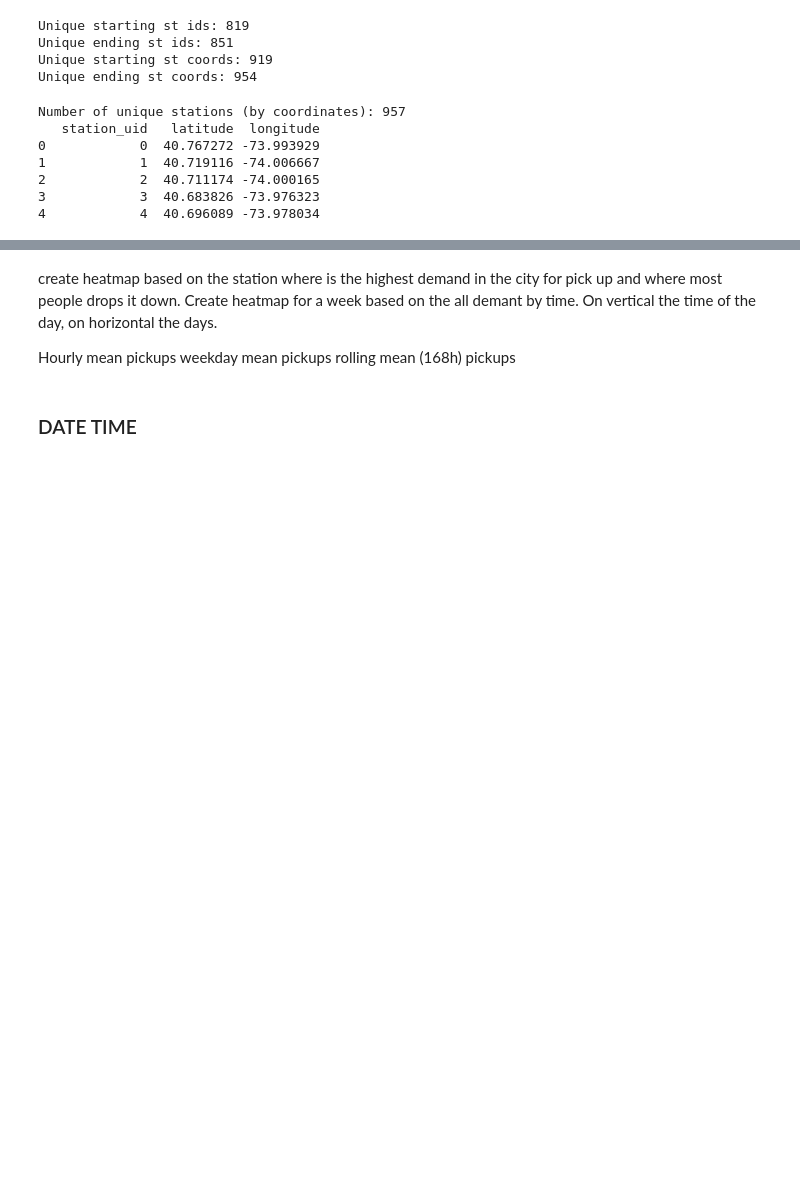
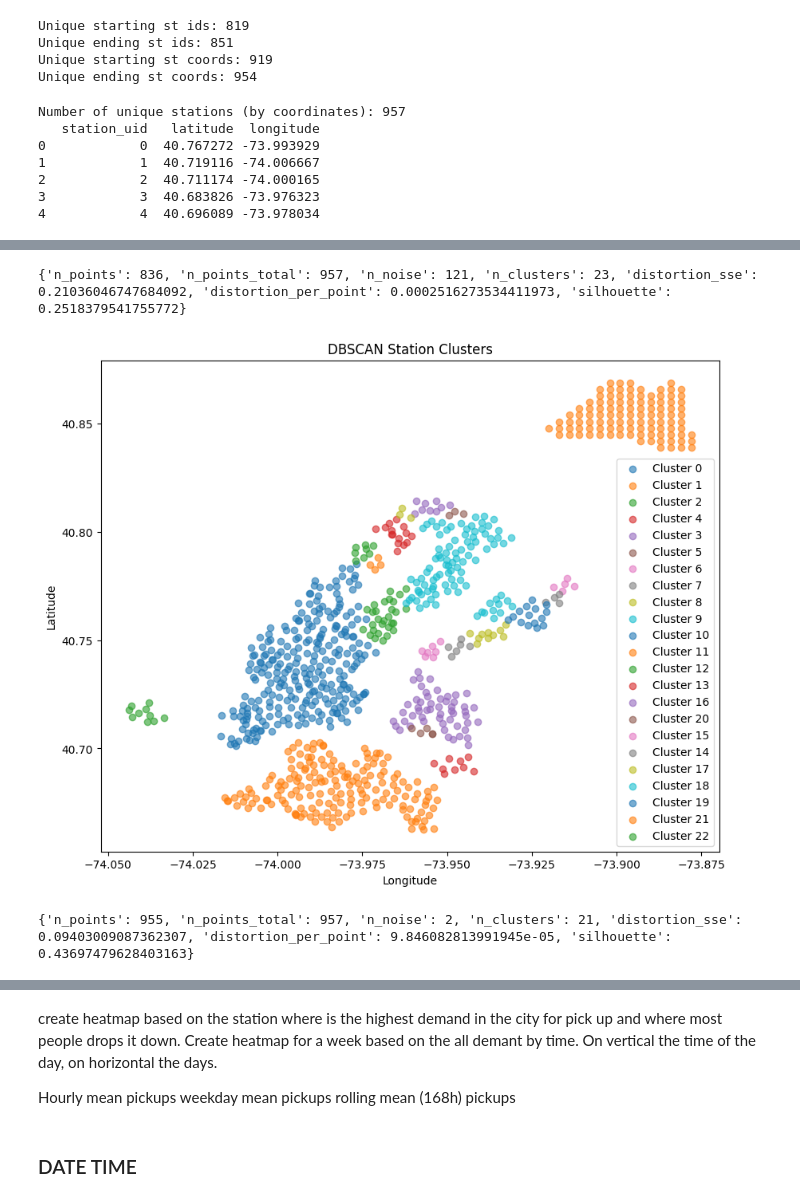
Before and after one commit to tarkanyitomi/BusinessAnal_Project, a Jupyter notebook: project_base.ipynb, the cells around one changed output, grey strips where cells are left out. Drawn from its saved outputs; the diff is of its cells as text; code cells hidden in the pictures; blank space fills up the shorter version.

Commit message:
cleaned up clustering

```diff
--- a/project_base.ipynb
+++ b/project_base.ipynb
@@ -15,10 +34,8 @@ PROXY_USAGE = False
 
 
 df_path = TRIPS_CSV_PROXY if PROXY_USAGE else TRIPS_CSV
-df_o = pd.read_csv(df_path)
-
-
-df = df_o.drop('Unnamed: 0', axis=1)
+df = pd.read_csv(df_path)
+df.drop('Unnamed: 0', axis=1, inplace=True)
 
 print(df.shape)
 df.head()
@@ -281,0 +220,14 @@ Clusters kept: 19
+# %%
+clustered_stations_dbscan = cluster_stations_dbscan(stations, eps=0.0037, min_samples=4, mark_noise=True)
+eval_dbscan_stat, clustered_stations_dbscan = evaluate_station_clustering(clustered_stations_dbscan, drop_noise=True)
+print(eval_dbscan_stat)
+plot_clusters(clustered_stations_dbscan, "DBSCAN Station Clusters")
+
+clustered_stations_kmeans = cluster_stations_kmeans(stations, K=22, min_samples=4, mark_noise=True)
+eval_kmeans_stat, clustered_stations_kmeans = evaluate_station_clustering(clustered_stations_kmeans, drop_noise=True)
+print(eval_kmeans_stat)
+plot_clusters(clustered_stations_kmeans, "KMeans Station Clusters")
+# %% [output]
+{'n_points': 836, 'n_points_total': 957, 'n_noise': 121, 'n_clusters': 23, 'distortion_sse': 0.21036046747684092, 'distortion_per_point': 0.0002516273534411973, 'silhouette': 0.2518379541755772}
+[figure, added]
+{'n_points': 955, 'n_points_total': 957, 'n_noise': 2, 'n_clusters': 21, 'distortion_sse': 0.09403009087362307, 'distortion_per_point': 9.846082813991945e-05, 'silhouette': 0.43697479628403163}
```
Also changed, not shown: parts of 26 cells of this notebook.
